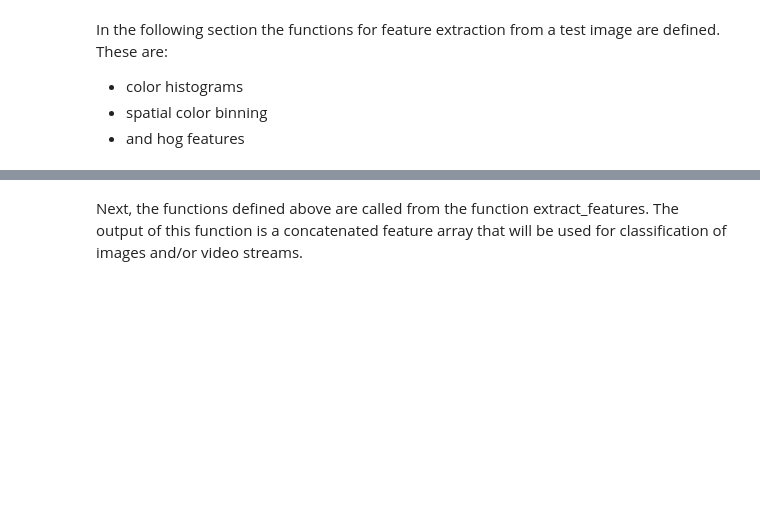
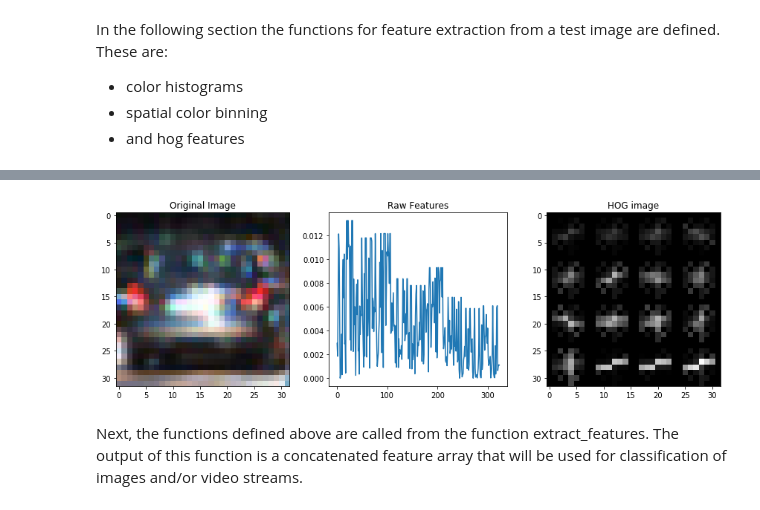
Before and after one commit to markusbrn/CarNDVehicleDetectionP1, a Jupyter notebook: CarNDVehicleDetectionP1.ipynb, the cells around one changed output, grey strips where cells are left out. Saved outputs shown, nothing was run; the diff lists cells and outputs as text; code cells hidden in the pictures; blank space fills up the shorter version.

```diff
--- a/CarNDVehicleDetectionP1.ipynb
+++ b/CarNDVehicleDetectionP1.ipynb
@@ -153,33 +159,35 @@ fig.tight_layout()
 # %%
 from skimage.feature import hog
 
 # Define a function to return HOG features and visualization
 def get_hog_features(img, orient=9, pix_per_cell=8, cell_per_block=2, vis=False, feature_vec=True):
     if vis == True:
         features, hog_image = hog(img, orientations=orient, pixels_per_cell=(pix_per_cell, pix_per_cell),
-                                  cells_per_block=(cell_per_block, cell_per_block), transform_sqrt=False,
+                                  cells_per_block=(cell_per_block, cell_per_block), block_norm='L2-Hys', transform_sqrt=False,
                                   visualise=True, feature_vector=feature_vec)
         return features, hog_image
     else:
         features = hog(img, orientations=orient, pixels_per_cell=(pix_per_cell, pix_per_cell),
-                       cells_per_block=(cell_per_block, cell_per_block), transform_sqrt=False,
+                       cells_per_block=(cell_per_block, cell_per_block), block_norm='L2-Hys', transform_sqrt=False,
                        visualise=False, feature_vector=feature_vec)
         return features
 
 # print hog features for grayscale version of same test image as above
 f_img = cv2.cvtColor(img, cv2.COLOR_RGB2GRAY)
 hog_features,hog_image = get_hog_features(f_img,vis=True)
 fig = plt.figure(figsize=(12,4))
 plt.subplot(131)
 plt.imshow(img)
 plt.title('Original Image')
 plt.subplot(132)
 plt.plot(hog_features)
 plt.title('Raw Features')
 plt.subplot(133)
 plt.imshow(hog_image,cmap='gray')
 plt.title('HOG image')
 fig.tight_layout()
+# %% [output]
+[figure, added]
 # %% [markdown]
 Next, the functions defined above are called from the function extract_features. The output of this function is a concatenated feature array that will be used for classification of images and/or video streams.
 # %%
```
Also changed, not shown: parts of 11 cells of this notebook.
